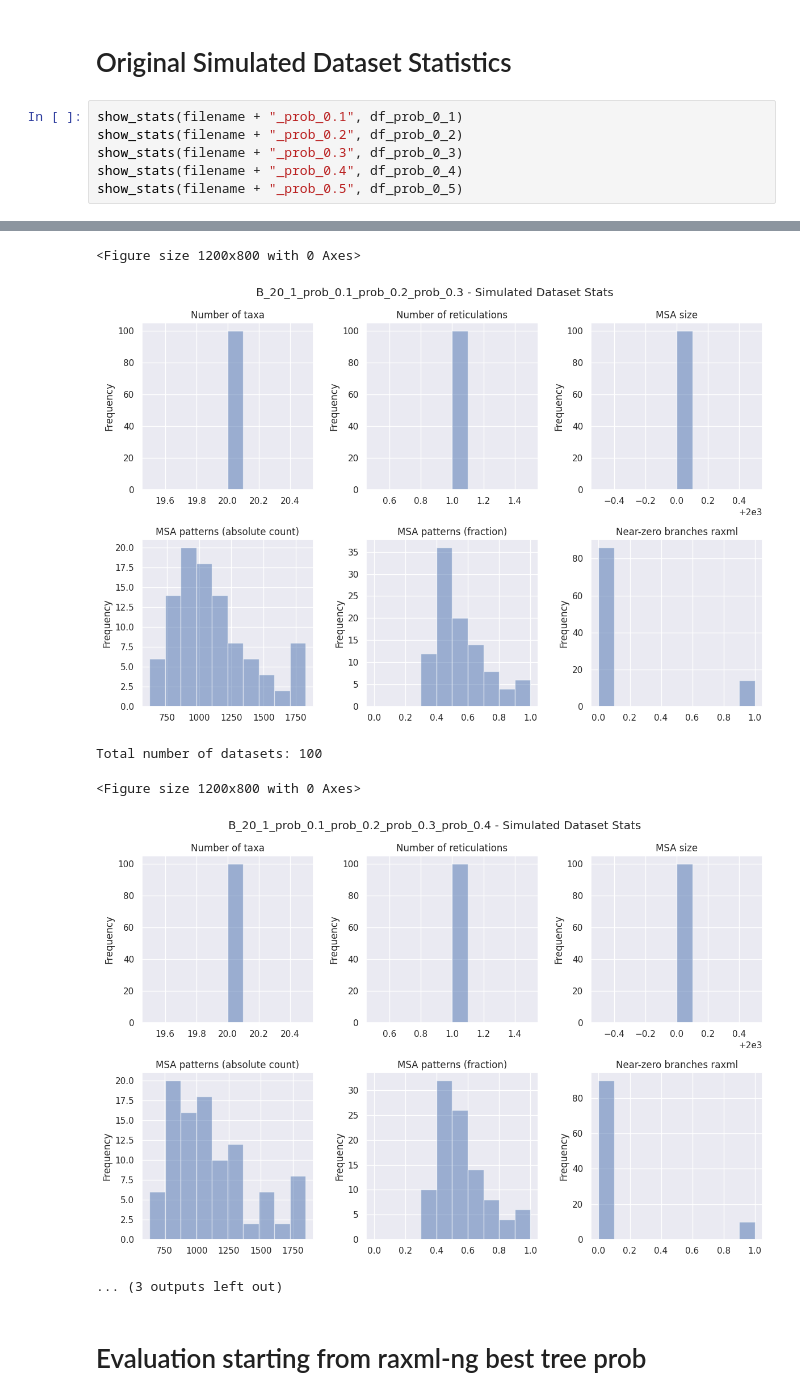
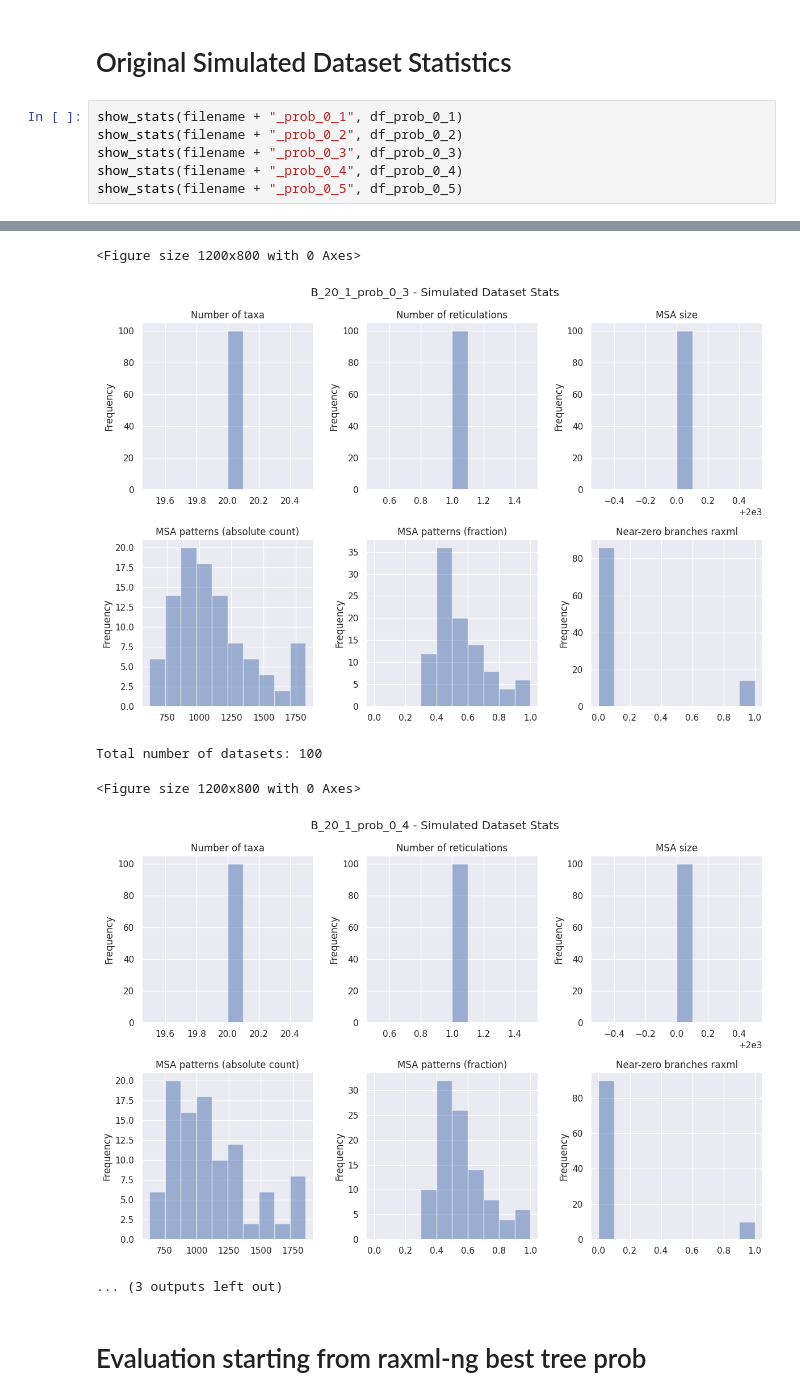
Before and after one commit to lutteropp/NetRAX, a Jupyter notebook: experiments/evaluation_for_paper/report_notebook_b.ipynb, the cells around one changed output, grey strips where cells are left out. Drawn from its saved outputs; the diff is of its cells as text.

```diff
--- a/experiments/evaluation_for_paper/report_notebook_b.ipynb
+++ b/experiments/evaluation_for_paper/report_notebook_b.ipynb
@@ -70,11 +70,11 @@ Index(['name', 'n_taxa', 'n_trees', 'n_reticulations', 'msa_size',
 # %% [markdown]
 # Original Simulated Dataset Statistics
 # %%
-show_stats(filename + "_prob_0.1", df_prob_0_1)
-show_stats(filename + "_prob_0.2", df_prob_0_2)
-show_stats(filename + "_prob_0.3", df_prob_0_3)
-show_stats(filename + "_prob_0.4", df_prob_0_4)
-show_stats(filename + "_prob_0.5", df_prob_0_5)
+show_stats(filename + "_prob_0_1", df_prob_0_1)
+show_stats(filename + "_prob_0_2", df_prob_0_2)
+show_stats(filename + "_prob_0_3", df_prob_0_3)
+show_stats(filename + "_prob_0_4", df_prob_0_4)
+show_stats(filename + "_prob_0_5", df_prob_0_5)
 # %% [output]
 Total number of datasets: 100
 <Figure size 1200x800 with 0 Axes>
@@ -85,9 +85,9 @@ Total number of datasets: 100
 Total number of datasets: 100
 <Figure size 1200x800 with 0 Axes>
-[figure, old version]
+[figure, new version]
 Total number of datasets: 100
 <Figure size 1200x800 with 0 Axes>
-[figure, old version]
+[figure, new version]
 ... (3 outputs left out)
 # %% [markdown]
 # Evaluation starting from raxml-ng best tree prob
```
Also changed, not shown: parts of 2 cells of this notebook.
